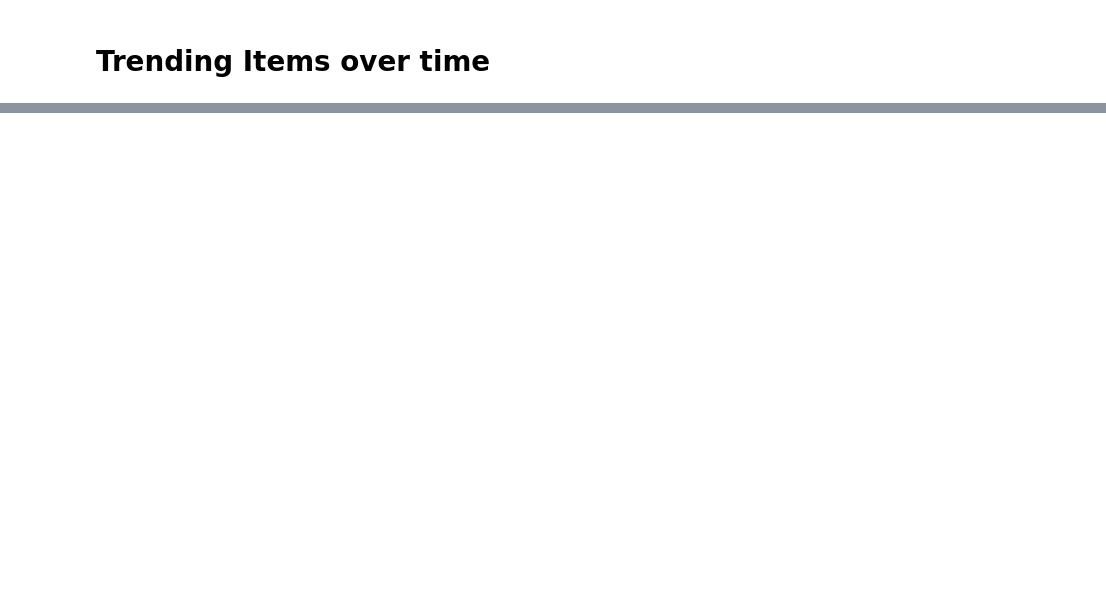
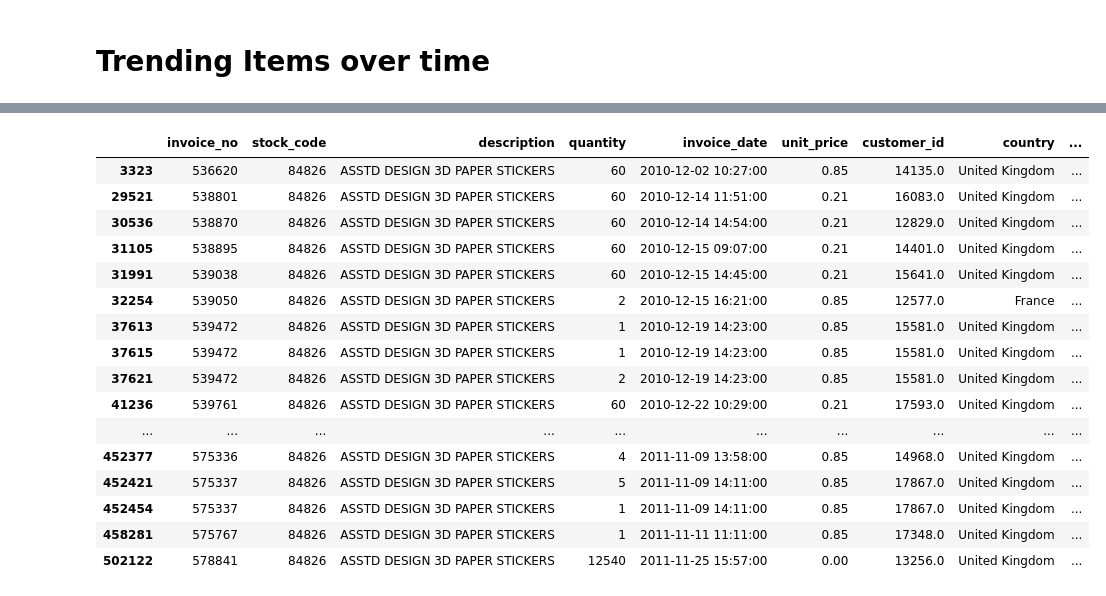
Before and after one commit to master0slave/applied-data-sci-for-marketing-and-customer-insights, a Jupyter notebook: notebooks/ch05/nb01-np-product-analytic.ipynb, the cells around one changed output, grey strips where cells are left out. Saved outputs shown, nothing was run; the diff lists cells and outputs as text; code cells hidden in the pictures; blank space fills up the shorter version.

```diff
--- a/notebooks/ch05/nb01-np-product-analytic.ipynb
+++ b/notebooks/ch05/nb01-np-product-analytic.ipynb
@@ -245,3 +431,23 @@ fig.update_layout(
 )
 
 fig.show()
+# %%
+df.query('stock_code == 84826')
+# %% [output]
+|  | invoice_no | stock_code | description | quantity | invoice_date | unit_price | customer_id | country | ... |
+| 3323 | 536620 | 84826 | ASSTD DESIGN 3D PAPER STICKERS | 60 | 2010-12-02 10:27:00 | 0.85 | 14135.0 | United Kingdom | ... |
+| 29521 | 538801 | 84826 | ASSTD DESIGN 3D PAPER STICKERS | 60 | 2010-12-14 11:51:00 | 0.21 | 16083.0 | United Kingdom | ... |
+| 30536 | 538870 | 84826 | ASSTD DESIGN 3D PAPER STICKERS | 60 | 2010-12-14 14:54:00 | 0.21 | 12829.0 | United Kingdom | ... |
+| 31105 | 538895 | 84826 | ASSTD DESIGN 3D PAPER STICKERS | 60 | 2010-12-15 09:07:00 | 0.21 | 14401.0 | United Kingdom | ... |
+| 31991 | 539038 | 84826 | ASSTD DESIGN 3D PAPER STICKERS | 60 | 2010-12-15 14:45:00 | 0.21 | 15641.0 | United Kingdom | ... |
+| 32254 | 539050 | 84826 | ASSTD DESIGN 3D PAPER STICKERS | 2 | 2010-12-15 16:21:00 | 0.85 | 12577.0 | France | ... |
+| 37613 | 539472 | 84826 | ASSTD DESIGN 3D PAPER STICKERS | 1 | 2010-12-19 14:23:00 | 0.85 | 15581.0 | United Kingdom | ... |
+| 37615 | 539472 | 84826 | ASSTD DESIGN 3D PAPER STICKERS | 1 | 2010-12-19 14:23:00 | 0.85 | 15581.0 | United Kingdom | ... |
+| 37621 | 539472 | 84826 | ASSTD DESIGN 3D PAPER STICKERS | 2 | 2010-12-19 14:23:00 | 0.85 | 15581.0 | United Kingdom | ... |
+| 41236 | 539761 | 84826 | ASSTD DESIGN 3D PAPER STICKERS | 60 | 2010-12-22 10:29:00 | 0.21 | 17593.0 | United Kingdom | ... |
+| ... | ... | ... | ... | ... | ... | ... | ... | ... | ... |
+| 452377 | 575336 | 84826 | ASSTD DESIGN 3D PAPER STICKERS | 4 | 2011-11-09 13:58:00 | 0.85 | 14968.0 | United Kingdom | ... |
+| 452421 | 575337 | 84826 | ASSTD DESIGN 3D PAPER STICKERS | 5 | 2011-11-09 14:11:00 | 0.85 | 17867.0 | United Kingdom | ... |
+| 452454 | 575337 | 84826 | ASSTD DESIGN 3D PAPER STICKERS | 1 | 2011-11-09 14:11:00 | 0.85 | 17867.0 | United Kingdom | ... |
+| 458281 | 575767 | 84826 | ASSTD DESIGN 3D PAPER STICKERS | 1 | 2011-11-11 11:11:00 | 0.85 | 17348.0 | United Kingdom | ... |
+| 502122 | 578841 | 84826 | ASSTD DESIGN 3D PAPER STICKERS | 12540 | 2011-11-25 15:57:00 | 0.00 | 13256.0 | United Kingdom | ... |
```
Also changed, not shown: parts of 17 cells of this notebook, 10 other files.
